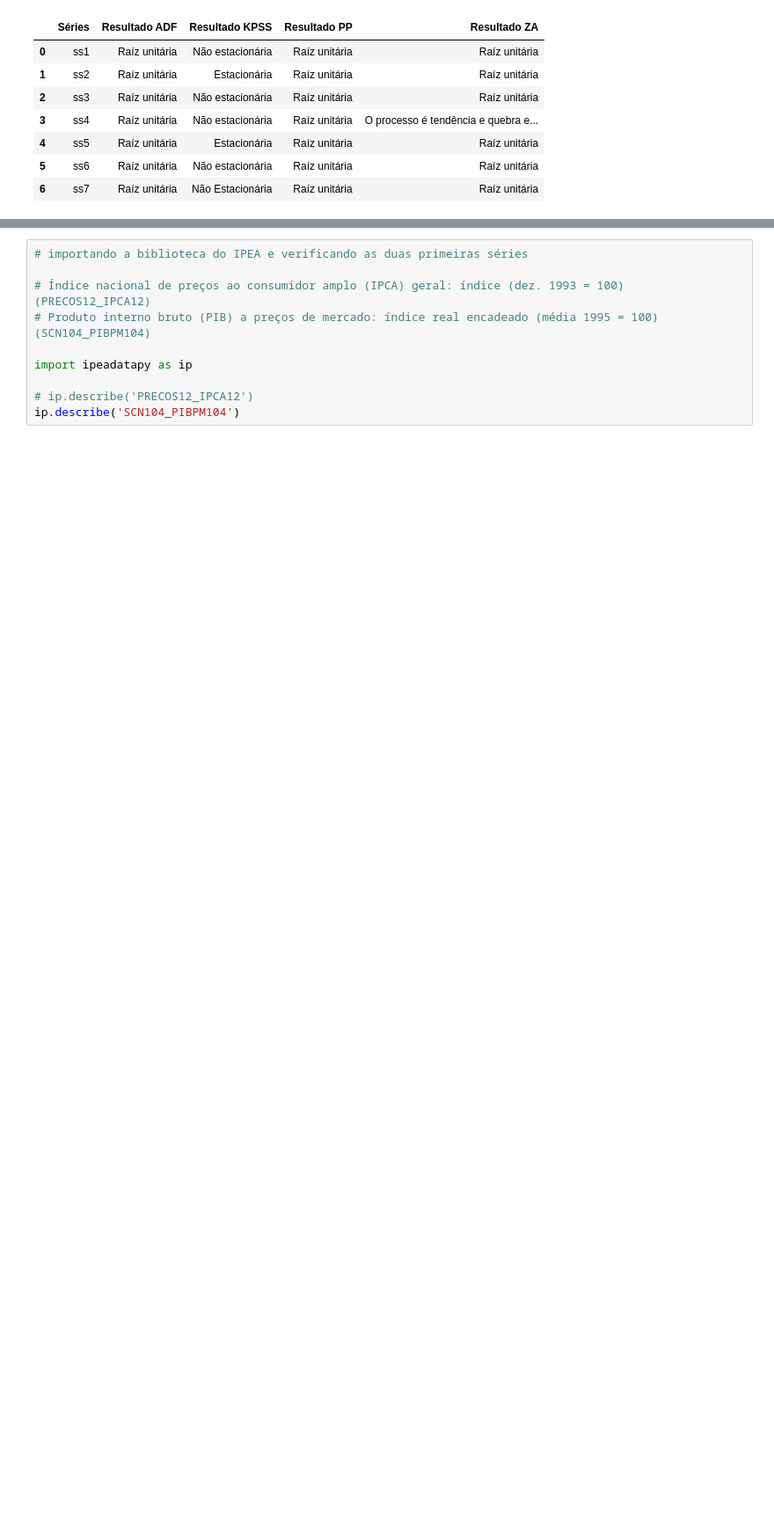
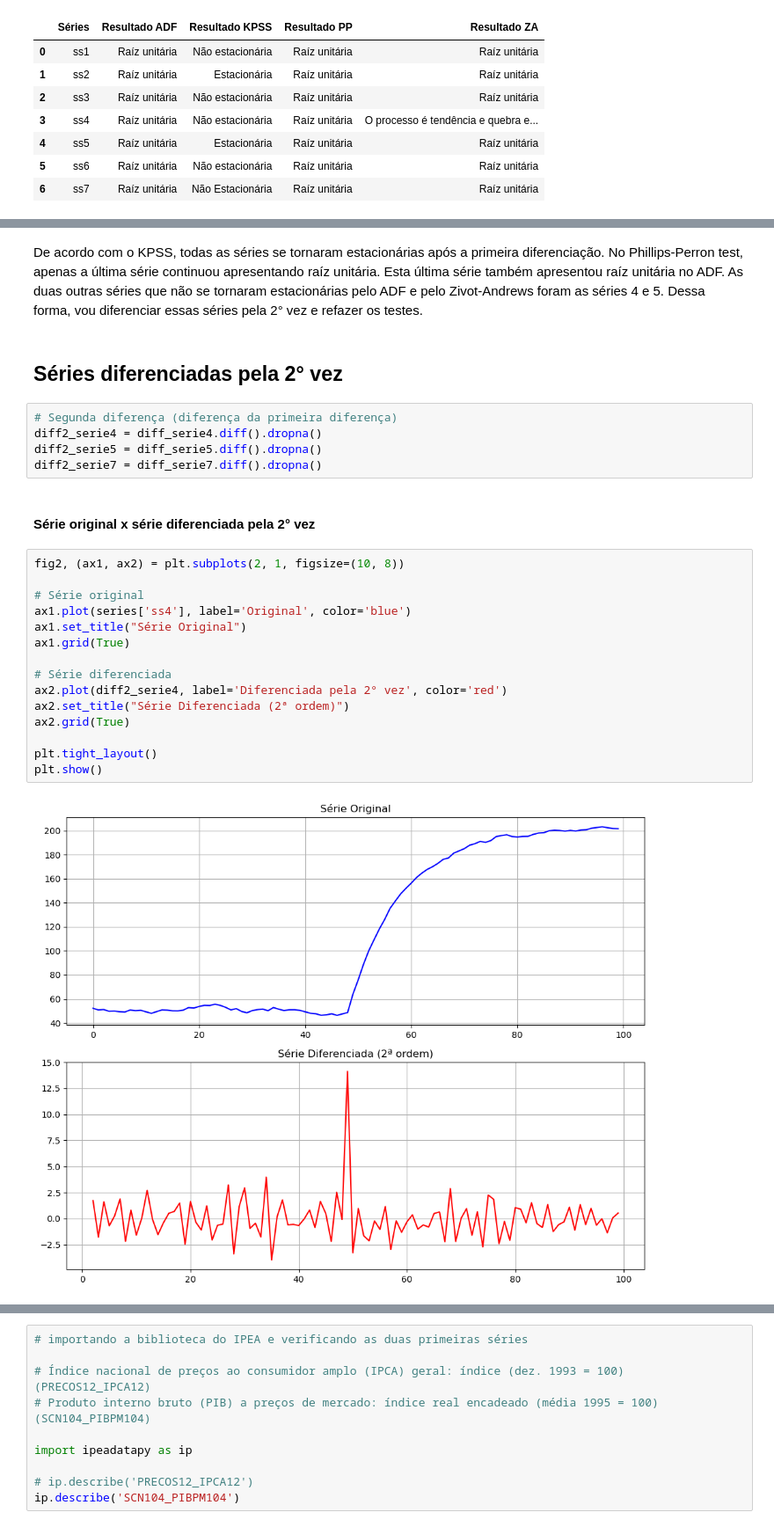
Before and after one commit to josekawan1/MacroAvancada, a Jupyter notebook: atividade2_macro_avancada.ipynb, the cells around one changed output, grey strips where cells are left out. Shown at 88% size. Cells and saved outputs as stored; diff of their text form; blank space fills up the shorter version.

```diff
--- a/atividade2_macro_avancada.ipynb
+++ b/atividade2_macro_avancada.ipynb
@@ -285,0 +538,28 @@ display(res_geral)
+# %% [markdown]
+De acordo com o KPSS, todas as séries se tornaram estacionárias após a primeira diferenciação. No Phillips-Perron test, apenas a última série continuou apresentando raíz unitária. Esta última série também apresentou raíz unitária no ADF. As duas outras séries que não se tornaram estacionárias pelo ADF e pelo Zivot-Andrews foram as séries 4 e 5. Dessa forma, vou diferenciar essas séries pela 2° vez e refazer os testes.
+# %% [markdown]
+## Séries diferenciadas pela 2° vez
+# %%
+# Segunda diferença (diferença da primeira diferença)
+diff2_serie4 = diff_serie4.diff().dropna()
+diff2_serie5 = diff_serie5.diff().dropna()
+diff2_serie7 = diff_serie7.diff().dropna()
+# %% [markdown]
+#### Série original x série diferenciada pela 2° vez
+# %%
+fig2, (ax1, ax2) = plt.subplots(2, 1, figsize=(10, 8))
+
+# Série original
+ax1.plot(series['ss4'], label='Original', color='blue')
+ax1.set_title("Série Original")
+ax1.grid(True)
+
+# Série diferenciada
+ax2.plot(diff2_serie4, label='Diferenciada pela 2° vez', color='red')
+ax2.set_title("Série Diferenciada (2ª ordem)")
+ax2.grid(True)
+
+plt.tight_layout()
+plt.show()
+# %% [output]
+[figure, added]
```
Also changed, not shown: parts of 63 cells of this notebook.
